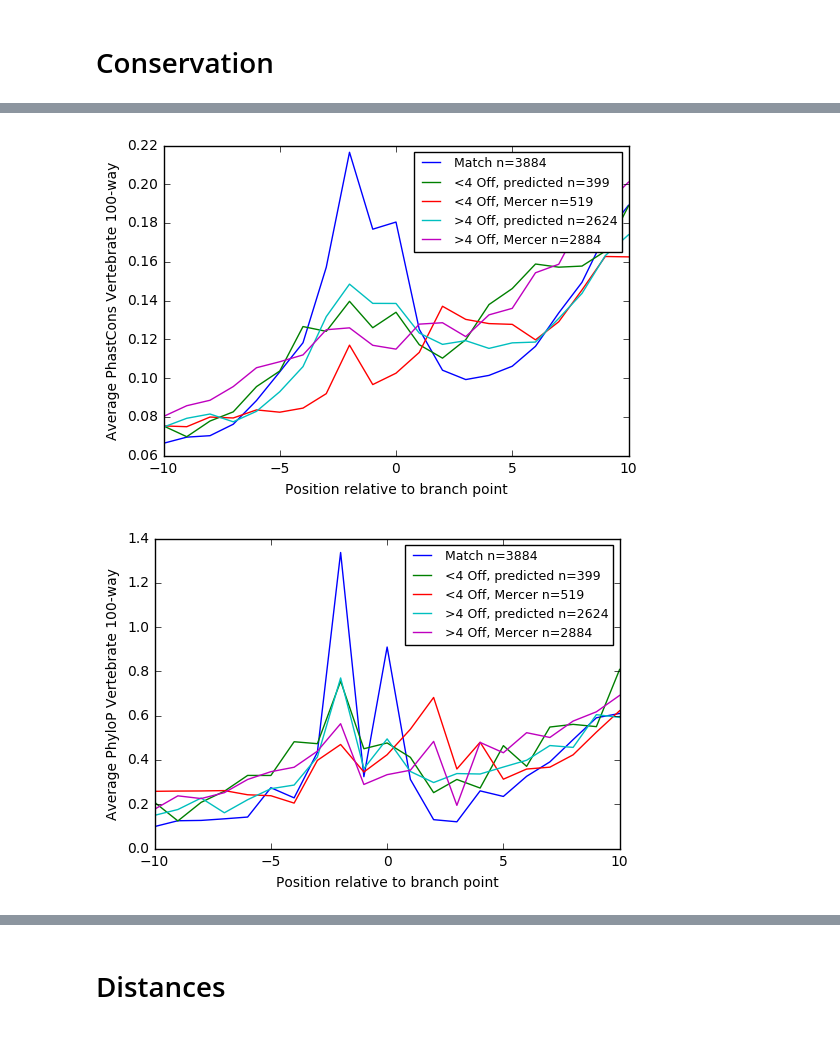
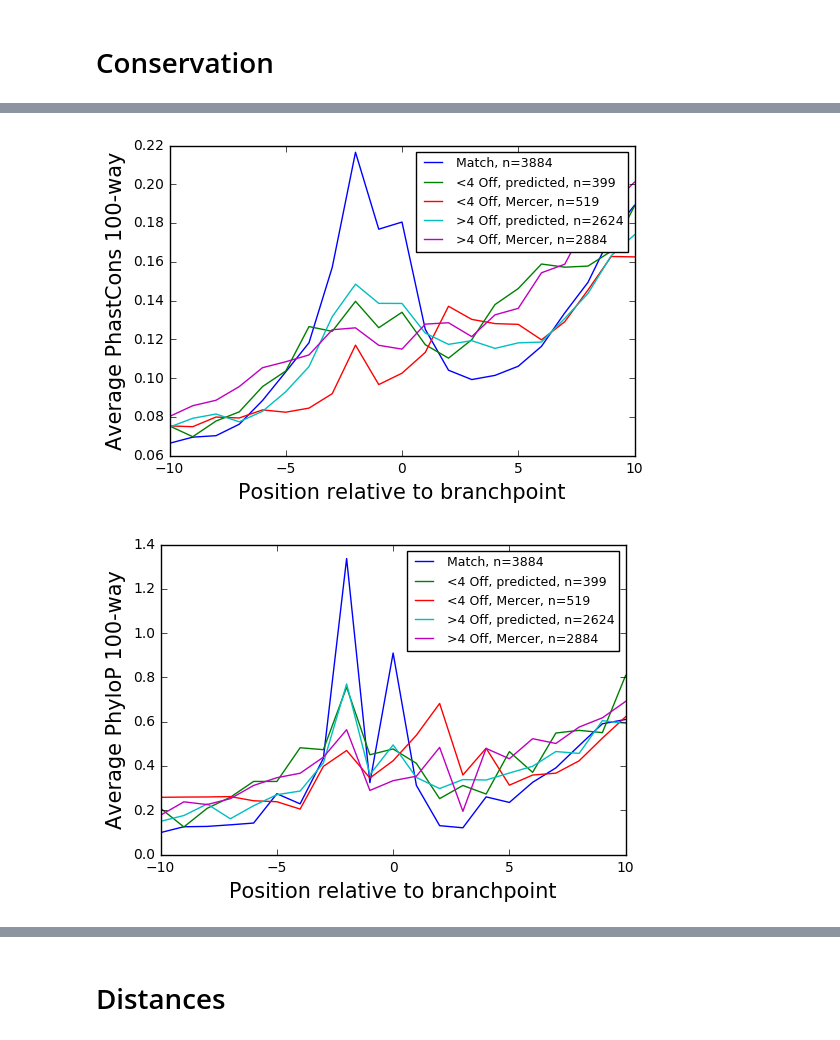
Before and after one commit to jpaggi/labranchor, a Jupyter notebook: notebooks/disagreement_taggart.ipynb, the cells around one changed output, grey strips where cells are left out. Saved outputs shown, nothing was run; the diff lists cells and outputs as text; code cells hidden in the pictures.

```diff
--- a/notebooks/disagreement_taggart.ipynb
+++ b/notebooks/disagreement_taggart.ipynb
@@ -2,6 +2,7 @@
 import numpy as np
 bases = ['A', 'C', 'G', 'T']
 import matplotlib.pyplot as plt
+plt.rc('axes', labelsize=15)
 from sklearn import metrics
 %matplotlib inline
 # %% [markdown]
@@ -202,7 +203,7 @@ def cons(p, y, X, filt, getBP, c, label):
             counts = counts + seq[bp-K: bp+K+1, c]
             total += 1
     plt.plot(range(-K, K+1), counts / total,
-             label = "{} n={}".format(label, total))
+             label = "{}, n={}".format(label, total))
 # %%
 K = 10
 B, E = -4, 4
@@ -222,8 +223,8 @@ for name, c in zip(['PhastCons', 'PhyloP'], [4, 5]):
     cons(test_preds, y_test, X_test,
          lambda x,y: (not match(x,y)) and not close(x, y), use_mercer,
          c, '>4 Off, Taggart')
-    plt.ylabel("Average {} Vertebrate 100-way".format(name))
-    plt.xlabel('Position relative to branch point')
+    plt.ylabel("Average {} 100-way".format(name))
+    plt.xlabel('Position relative to branchpoint')
     plt.legend(loc = 1, prop={'size':9})
     plt.show()
 # %% [output]
@@ -232,29 +233,29 @@ for name, c in zip(['PhastCons', 'PhyloP'], [4, 5]):
 # %%
 K = 10
 B, E = -4, 0
 for name, c in zip(['PhastCons', 'PhyloP'], [4, 5]):
     cons(test_preds, y_test, X_test,
          match, use_pred,
          c, 'Match')
     cons(test_preds, y_test, X_test,
          lambda x,y: (not match(x,y)) and close(x, y), use_pred,
          c, '<4 Off, predicted')
     cons(test_preds, y_test, X_test,
          lambda x,y: (not match(x,y)) and close(x, y), use_mercer,
          c, '<4 Off, Mercer')
     cons(test_preds, y_test, X_test,
          lambda x,y: (not match(x,y)) and not close(x, y), use_pred,
          c, '>4 Off, predicted')
     cons(test_preds, y_test, X_test,
          lambda x,y: (not match(x,y)) and not close(x, y), use_mercer,
          c, '>4 Off, Mercer')
-    plt.ylabel("Average {} Vertebrate 100-way".format(name))
-    plt.xlabel('Position relative to branch point')
+    plt.ylabel("Average {} 100-way".format(name))
+    plt.xlabel('Position relative to branchpoint')
     plt.legend(loc = 1, prop={'size':9})
     plt.show()
 # %% [output]
-[figure, old version]
+[figure, new version]
-[figure, old version]
+[figure, new version]
 # %%
 K = 10
 B, E = 0, 4
```
Also changed, not shown: parts of 4 cells of this notebook, 2 other files.
